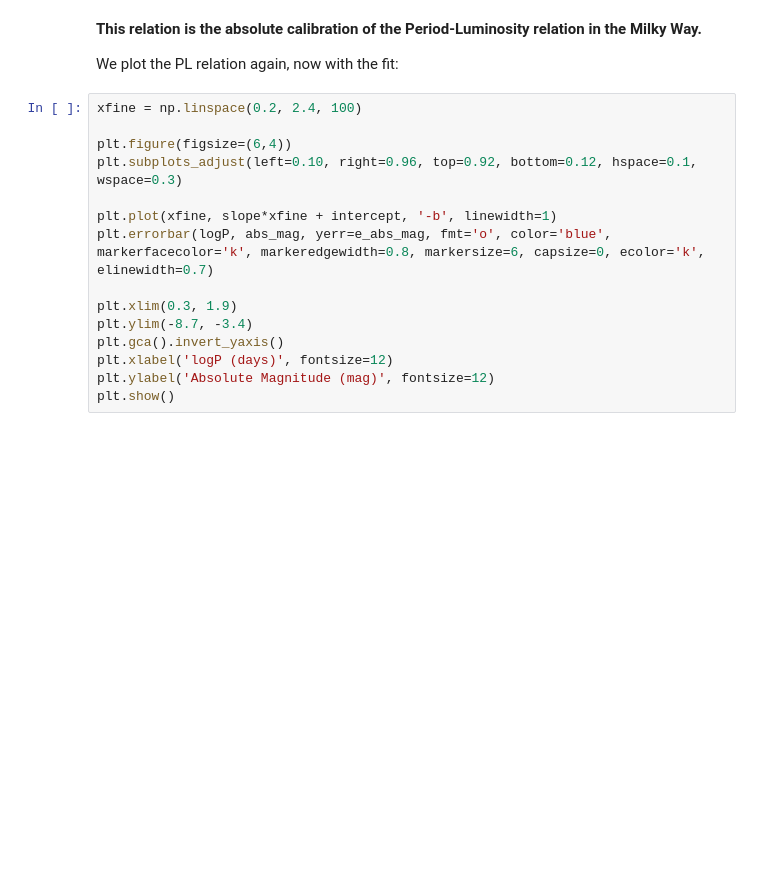
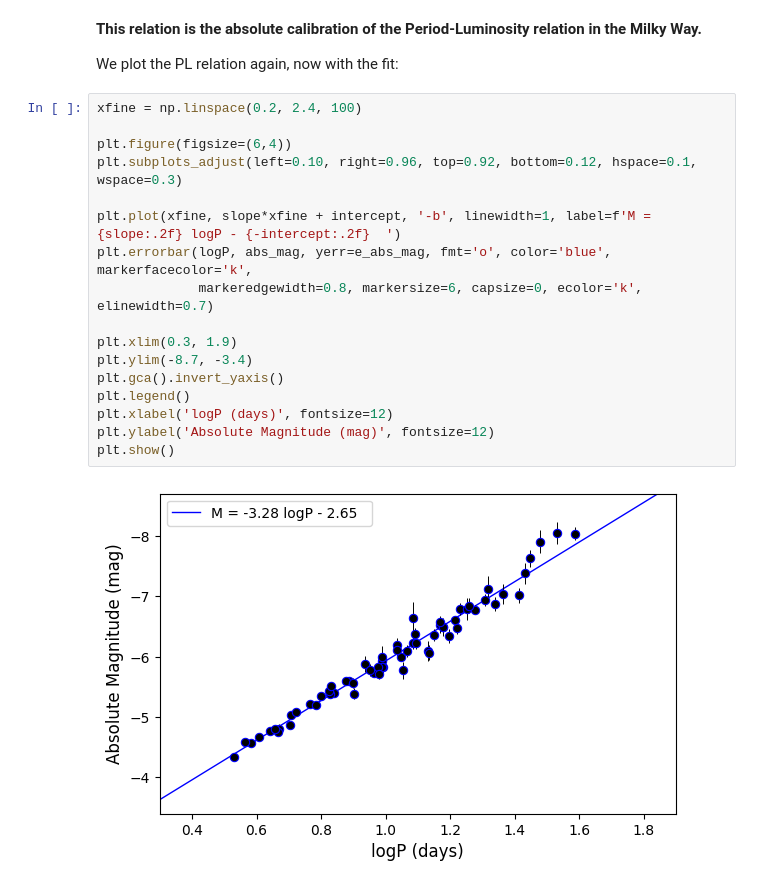
Before and after one commit to lbreuval/Tutorials_Cosmoverse, a Jupyter notebook: CosmoVerse_Cepheids_Tutorial_1.ipynb, the cells around one changed output. Drawn from its saved outputs; the diff is of its cells as text; blank space fills up the shorter version.

```diff
--- a/CosmoVerse_Cepheids_Tutorial_1.ipynb
+++ b/CosmoVerse_Cepheids_Tutorial_1.ipynb
@@ -78,15 +107,19 @@ We plot the PL relation again, now with the fit:
 # %%
 xfine = np.linspace(0.2, 2.4, 100)
 
 plt.figure(figsize=(6,4))
 plt.subplots_adjust(left=0.10, right=0.96, top=0.92, bottom=0.12, hspace=0.1, wspace=0.3)
 
-plt.plot(xfine, slope*xfine + intercept, '-b', linewidth=1)
-plt.errorbar(logP, abs_mag, yerr=e_abs_mag, fmt='o', color='blue', markerfacecolor='k', markeredgewidth=0.8, markersize=6, capsize=0, ecolor='k', elinewidth=0.7)
+plt.plot(xfine, slope*xfine + intercept, '-b', linewidth=1, label=f'M = {slope:.2f} logP - {-intercept:.2f}  ')
+plt.errorbar(logP, abs_mag, yerr=e_abs_mag, fmt='o', color='blue', markerfacecolor='k',
+             markeredgewidth=0.8, markersize=6, capsize=0, ecolor='k', elinewidth=0.7)
 
 plt.xlim(0.3, 1.9)
 plt.ylim(-8.7, -3.4)
 plt.gca().invert_yaxis()
+plt.legend()
 plt.xlabel('logP (days)', fontsize=12)
 plt.ylabel('Absolute Magnitude (mag)', fontsize=12)
 plt.show()
+# %% [output]
+[figure, added]
```
Also changed, not shown: parts of 16 cells of this notebook, 2 other files.
